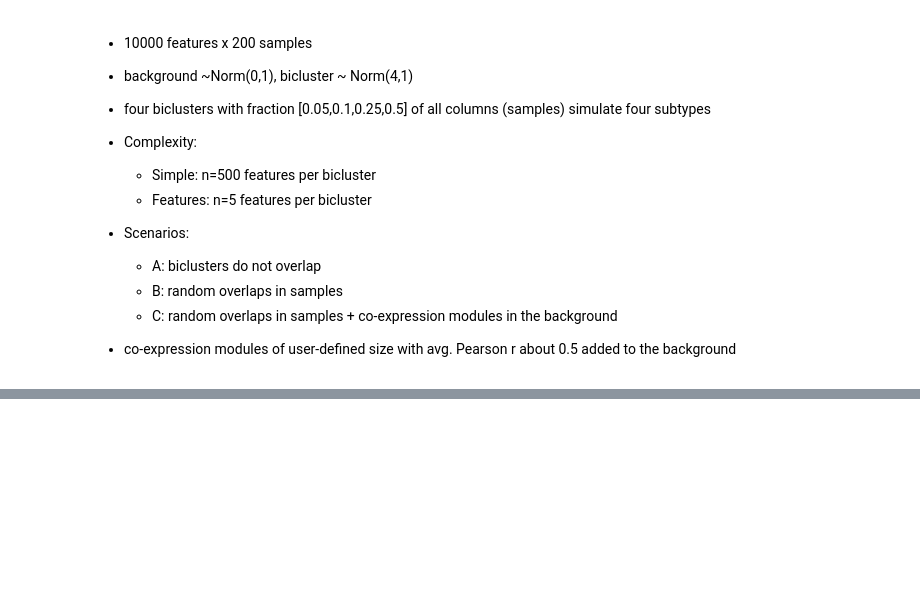
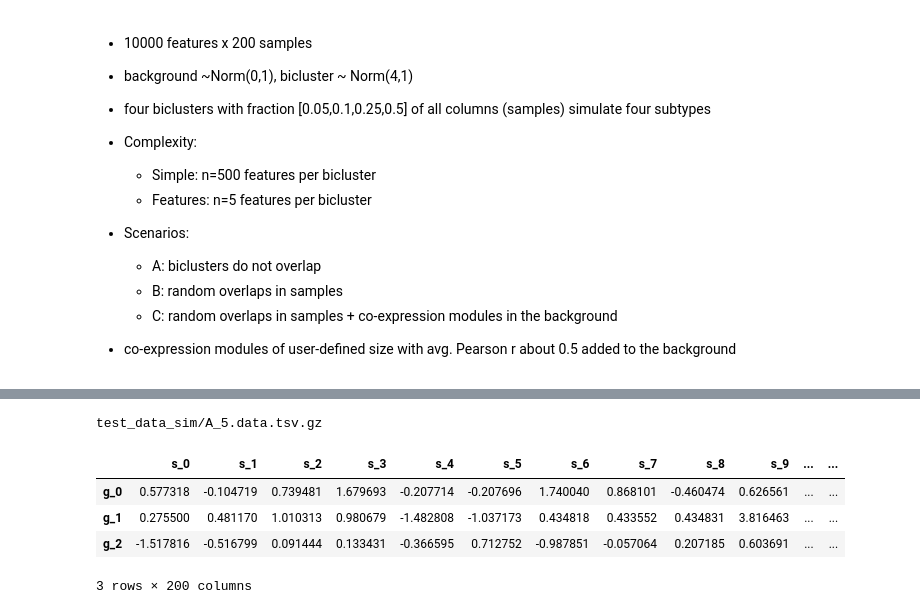
Before and after one commit to ozolotareva/unpast, a Jupyter notebook: notebooks/Generate_simulated_data_and_test_unpast.ipynb, the cells around one changed output, grey strips where cells are left out. Cells and saved outputs as stored; diff of their text form; code cells hidden in the pictures; blank space fills up the shorter version.

```diff
--- a/notebooks/Generate_simulated_data_and_test_unpast.ipynb
+++ b/notebooks/Generate_simulated_data_and_test_unpast.ipynb
@@ -510,0 +222,13 @@ C_5 found biclusters: 19
+# %%
+# input file name
+scenario = "A_5"
+data_file = data_folder + scenario+ "" + ".data.tsv.gz"
+print(data_file)
+pd.read_csv(data_file,sep ="\t",index_col=0).head(3)
+# %% [output]
+test_data_sim/A_5.data.tsv.gz
+|  | s_0 | s_1 | s_2 | s_3 | s_4 | s_5 | s_6 | s_7 | s_8 | s_9 | ... | ... |
+| g_0 | 0.577318 | -0.104719 | 0.739481 | 1.679693 | -0.207714 | -0.207696 | 1.740040 | 0.868101 | -0.460474 | 0.626561 | ... | ... |
+| g_1 | 0.275500 | 0.481170 | 1.010313 | 0.980679 | -1.482808 | -1.037173 | 0.434818 | 0.433552 | 0.434831 | 3.816463 | ... | ... |
+| g_2 | -1.517816 | -0.516799 | 0.091444 | 0.133431 | -0.366595 | 0.712752 | -0.987851 | -0.057064 | 0.207185 | 0.603691 | ... | ... |
+3 rows × 200 columns
```
Also changed, not shown: parts of 37 cells of this notebook, 1 other file.
